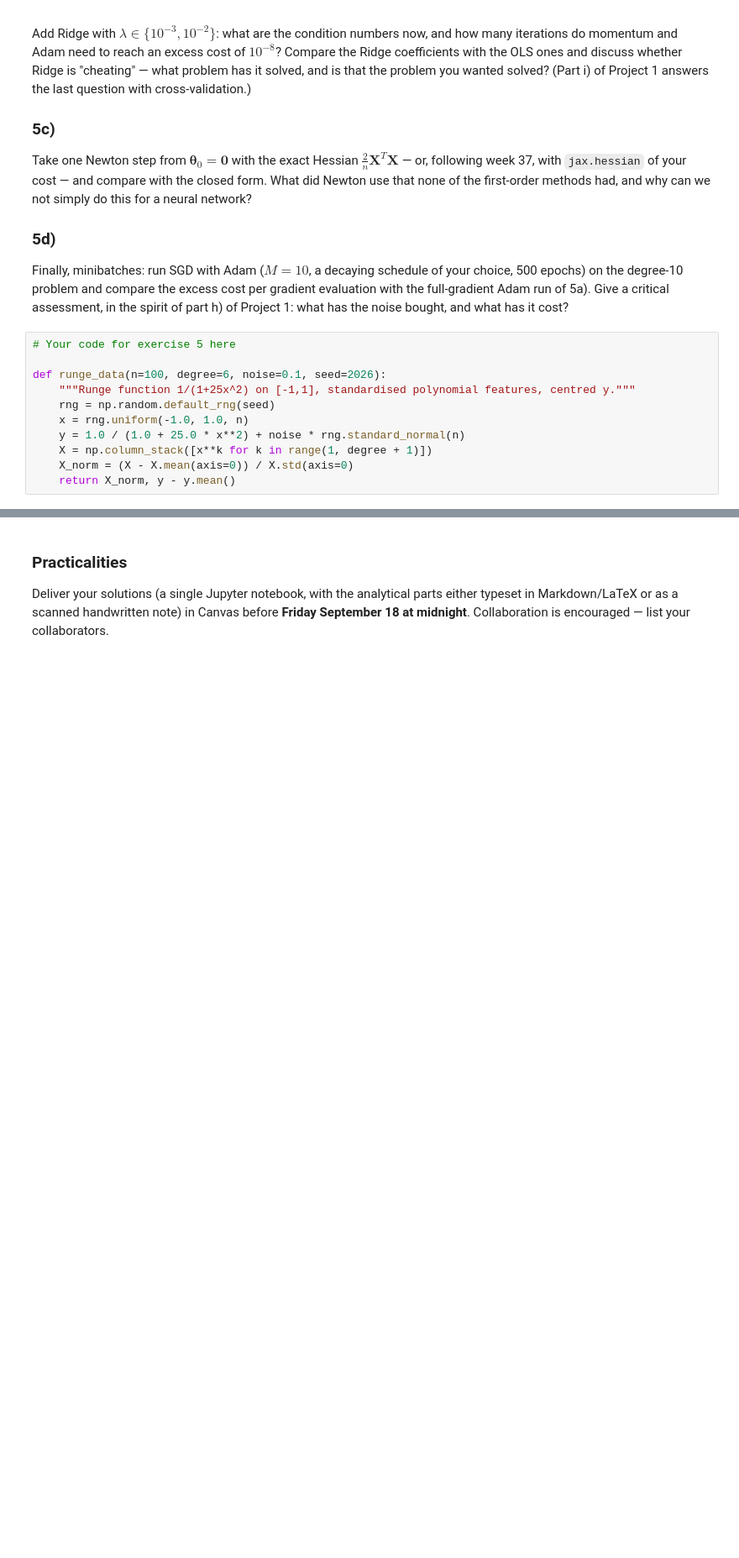
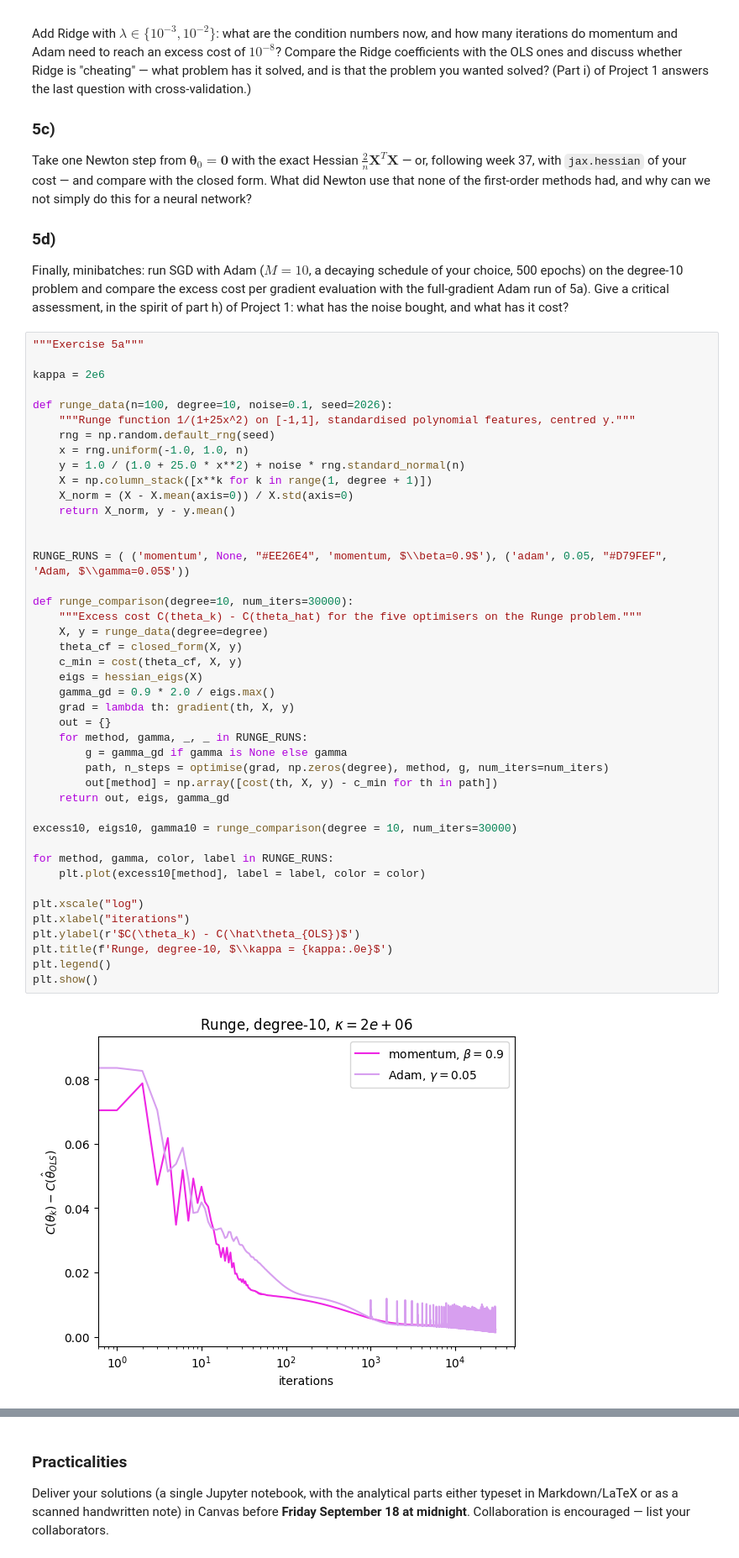
Before and after one commit to nillescorner/FYS-STK4155-Group, a Jupyter notebook: WeeklyTasks/exercisesweek38.ipynb, the cells around one changed output, grey strips where cells are left out. Shown at 84% size. Saved outputs shown, nothing was run; the diff lists cells and outputs as text; blank space fills up the shorter version.

```diff
--- a/WeeklyTasks/exercisesweek38.ipynb
+++ b/WeeklyTasks/exercisesweek38.ipynb
@@ -638,16 +638,50 @@ per gradient evaluation with the full-gradient Adam run of 5a). Give a
 critical assessment, in the spirit of part h) of Project 1: what has the noise
 bought, and what has it cost?
 # %%
-# Your code for exercise 5 here
+"""Exercise 5a"""
 
-def runge_data(n=100, degree=6, noise=0.1, seed=2026):
+kappa = 2e6
+
+def runge_data(n=100, degree=10, noise=0.1, seed=2026):
     """Runge function 1/(1+25x^2) on [-1,1], standardised polynomial features, centred y."""
     rng = np.random.default_rng(seed)
     x = rng.uniform(-1.0, 1.0, n)
     y = 1.0 / (1.0 + 25.0 * x**2) + noise * rng.standard_normal(n)
     X = np.column_stack([x**k for k in range(1, degree + 1)])
     X_norm = (X - X.mean(axis=0)) / X.std(axis=0)
     return X_norm, y - y.mean()
+
+
+RUNGE_RUNS = ( ('momentum', None, "#EE26E4", 'momentum, $\\beta=0.9$'), ('adam', 0.05, "#D79FEF", 'Adam, $\\gamma=0.05$'))
+
+def runge_comparison(degree=10, num_iters=30000):
+    """Excess cost C(theta_k) - C(theta_hat) for the five optimisers on the Runge problem."""
+    X, y = runge_data(degree=degree)
+    theta_cf = closed_form(X, y)
+    c_min = cost(theta_cf, X, y)
+    eigs = hessian_eigs(X)
+    gamma_gd = 0.9 * 2.0 / eigs.max()
+    grad = lambda th: gradient(th, X, y)
+    out = {}
+    for method, gamma, _, _ in RUNGE_RUNS:
+        g = gamma_gd if gamma is None else gamma
+        path, n_steps = optimise(grad, np.zeros(degree), method, g, num_iters=num_iters)
+        out[method] = np.array([cost(th, X, y) - c_min for th in path])
+    return out, eigs, gamma_gd
+
+excess10, eigs10, gamma10 = runge_comparison(degree = 10, num_iters=30000)
+
+for method, gamma, color, label in RUNGE_RUNS:
+    plt.plot(excess10[method], label = label, color = color)
+
+plt.xscale("log")
+plt.xlabel("iterations")
+plt.ylabel(r'$C(\theta_k) - C(\hat\theta_{OLS})$')
+plt.title(f'Runge, degree-10, $\\kappa = {kappa:.0e}$')
+plt.legend()
+plt.show()
+# %% [output]
+[figure, added]
 # %% [markdown]
 ## Insights you should have gained this week — a self-check
 
```
Also changed, not shown: parts of 2 cells of this notebook.
